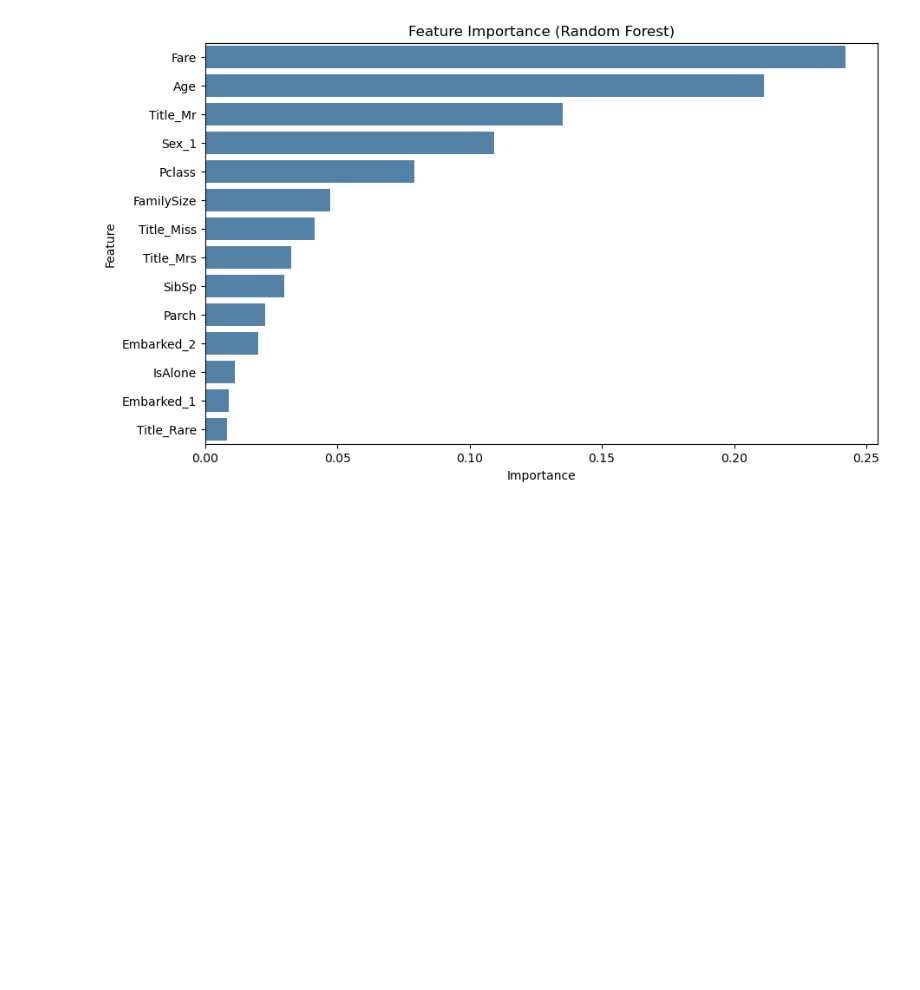
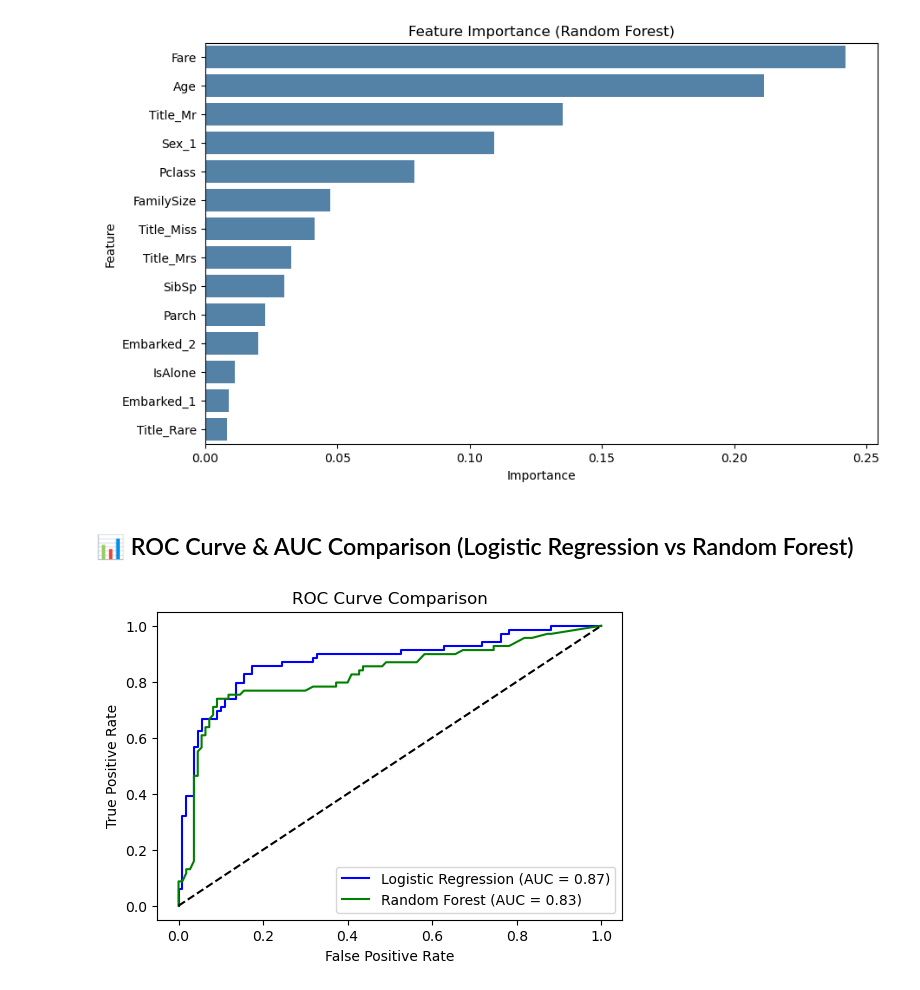
Before and after one commit to Henlomatt/titanic-ml-classifier, a Jupyter notebook: notebooks/model_evaluation.ipynb, the cells around one changed output. Saved outputs shown, nothing was run; the diff lists cells and outputs as text; code cells hidden in the pictures; blank space fills up the shorter version.

Commit message:
Add ROC comparison for Logistic Regression vs Random Forest and update conclusions

```diff
--- a/notebooks/model_evaluation.ipynb
+++ b/notebooks/model_evaluation.ipynb
@@ -120,3 +120,28 @@ plt.title("Feature Importance (Random Forest)")
 plt.show()
 # %% [output]
 [figure]
+# %% [markdown]
+## 📊 ROC Curve & AUC Comparison (Logistic Regression vs Random Forest)
+# %%
+# Logistic Regression probabilities
+y_proba_logreg = logreg.predict_proba(X_test)[:, 1]
+fpr_log, tpr_log, _ = roc_curve(y_test, y_proba_logreg)
+auc_log = roc_auc_score(y_test, y_proba_logreg)
+# %%
+# Random Forest probabilities
+y_proba_rf = rf.predict_proba(X_test)[:, 1]
+fpr_rf, tpr_rf, _ = roc_curve(y_test, y_proba_rf)
+auc_rf = roc_auc_score(y_test, y_proba_rf)
+# %%
+# Plot both ROC curves
+plt.figure(figsize=(6,4))
+plt.plot(fpr_log, tpr_log, label=f"Logistic Regression (AUC = {auc_log:.2f})", color="blue")
+plt.plot(fpr_rf, tpr_rf, label=f"Random Forest (AUC = {auc_rf:.2f})", color="green")
+plt.plot([0,1],[0,1],"k--")
+plt.xlabel("False Positive Rate")
+plt.ylabel("True Positive Rate")
+plt.title("ROC Curve Comparison")
+plt.legend()
+plt.show()
+# %% [output]
+[figure, added]
```
Also changed, not shown: parts of 4 cells of this notebook.
